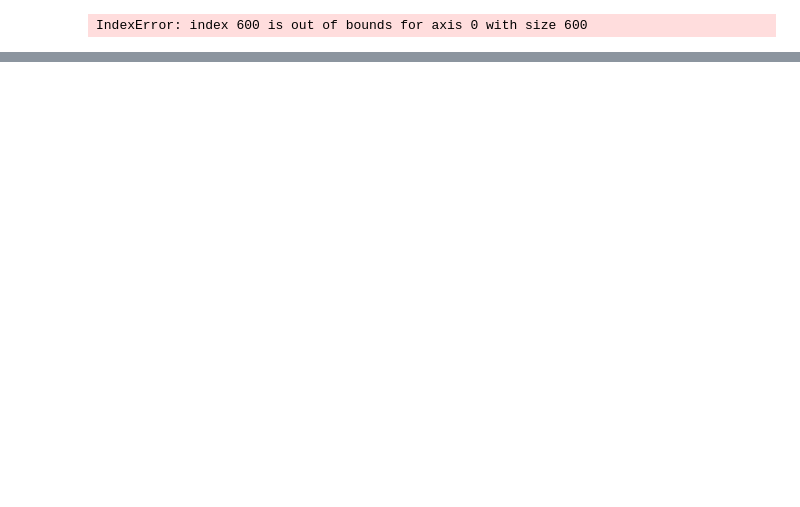
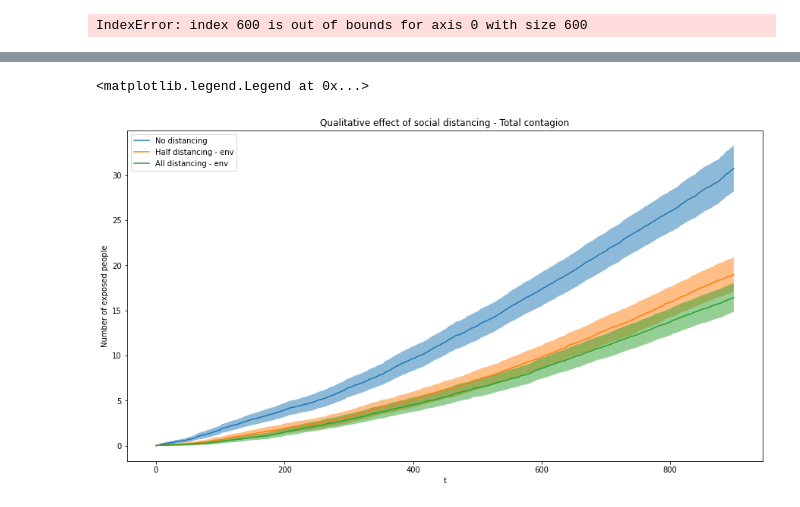
Before and after one commit to ialireza13/Episterian, a Jupyter notebook: Animator.ipynb, the cells around one changed output, grey strips where cells are left out. Cells and saved outputs as stored; diff of their text form; code cells hidden in the pictures; blank space fills up the shorter version.

```diff
--- a/Animator.ipynb
+++ b/Animator.ipynb
@@ -79,0 +228,27 @@ IndexError: index 600 is out of bounds for axis 0 with size 600
+# %%
+fig, ax = plt.subplots(figsize=(15, 8))
+ax.set_xlabel("t")
+ax.set_ylabel("Number of exposed people")
+ax.set_title("Qualitative effect of social distancing - Total contagion")
+t = np.arange(900)
+
+ts = no_dist_mean[1,:]+no_dist_mean[0,:]
+errors = (no_dist_std[1,:]+no_dist_std[0,:])/2.0
+plt.plot(t, ts, label='No distancing')
+ax.fill_between(t, ts+errors/2, ts-errors/2, alpha=0.5)
+
+ts = half_dist_mean[1,:]+half_dist_mean[0,:]
+errors = (half_dist_std[1,:]+half_dist_std[0,:])/2
+plt.plot(t, ts, label='Half distancing - env')
+ax.fill_between(t, ts+errors/2, ts-errors/2, alpha=0.5)
+
+ts = all_dist_mean[1,:]+all_dist_mean[0,:]
+errors = (all_dist_std[1,:]+all_dist_std[0,:])/2
+plt.plot(t, ts, label='All distancing - env')
+ax.fill_between(t, ts+errors/2, ts-errors/2, alpha=0.5)
+
+
+plt.legend()
+# %% [output]
+<matplotlib.legend.Legend at 0x...>
+[figure, added]
```
Also changed, not shown: parts of 10 cells of this notebook.
